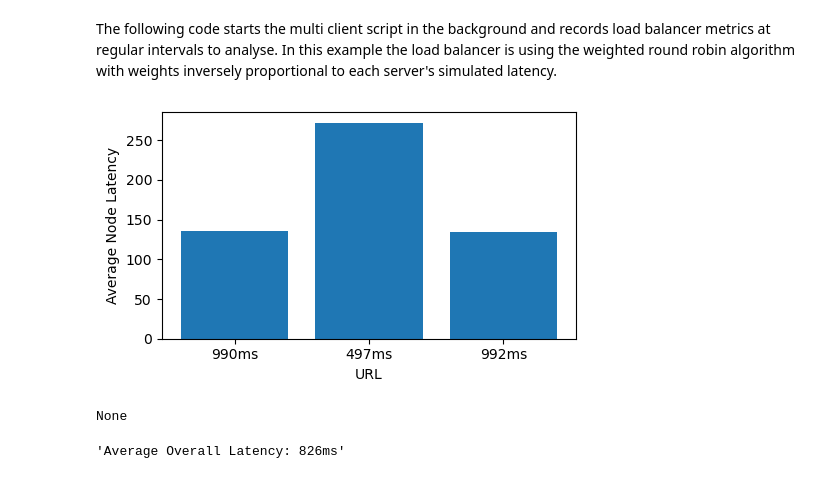
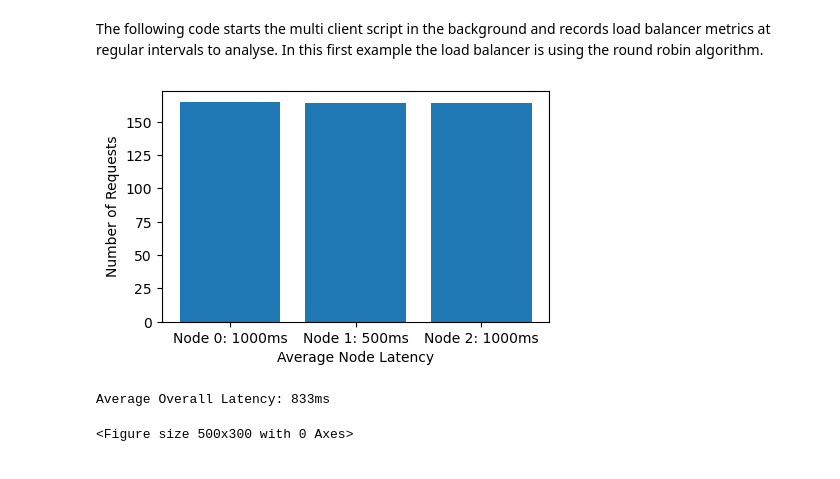
Before and after one commit to TresMichitos/custom-load-balancer, a Jupyter notebook: notebooks/metrics-analysis.ipynb, the cells around one changed output. Saved outputs shown, nothing was run; the diff lists cells and outputs as text; code cells hidden in the pictures.

Commit message:
feat: Compare weighted and non weighted round robin

```diff
--- a/notebooks/metrics-analysis.ipynb
+++ b/notebooks/metrics-analysis.ipynb
@@ -1,5 +1,5 @@
 # %% [markdown]
-The following code starts the multi client script in the background and records load balancer metrics at regular intervals to analyse. In this example the load balancer is using the weighted round robin algorithm with weights inversely proportional to each server's simulated latency.
+The following code starts the multi client script in the background and records load balancer metrics at regular intervals to analyse. In this first example the load balancer is using the round robin algorithm.
 # %%
 import collections
 import requests
@@ -12,61 +12,71 @@ import matplotlib
 import matplotlib.pyplot as plt
 
 LB_URL = "http://localhost:8080"
-REQUEST_COUNT = 1
+REQUEST_COUNT = 100
 CLIENT_COUNT = 5
 METRICS_BUFFER_MAXLEN = 30
 METRIC_INTERVAL = 5
 
-# Run multi client script in background process
-multi_client_process = subprocess.Popen(["go", "run", "../demo/multi-client/", LB_URL, str(REQUEST_COUNT), str(CLIENT_COUNT)],
-                                        stdout=sys.stdout)
-print("Multi client simulation started. See Jupyter's stdout for logs")
+# Store most recent metrics
+metrics_buffer: collections.deque
 
-# Store most recent metrics
-metrics_buffer = collections.deque(maxlen=METRICS_BUFFER_MAXLEN)
+# Setup figure and axis
+plt.rcParams["figure.figsize"] = [5, 3]
+plt.tight_layout()
+figure, axis = plt.subplots(nrows=1, ncols=1)
 
-# While multi client script process is still running
-print("Started fetching metrics at a regular interval")
-while multi_client_process.poll() is None:
+def update_metrics_buffer():
+    """Update metrics values in metrics buffer."""
 
-    # Fetch metrics
-    response = requests.get(LB_URL + "/metrics")
+    # Run multi client script in background process
+    multi_client_process = subprocess.Popen(["go", "run", "../demo/multi-client/", LB_URL, str(REQUEST_COUNT), str(CLIENT_COUNT)],
+                                            stdout=sys.stdout)
+    print("Multi client simulation started. See Jupyter's stdout for logs")
 
-    # Save metric data
-    metrics_buffer.append(response.json())
+    global metrics_buffer
+    if metrics_buffer is None:
+        metrics_buffer = collections.deque(maxlen=METRICS_BUFFER_MAXLEN)
+    else:
+        metrics_buffer.clear()
 
-    time.sleep(METRIC_INTERVAL)
+    # While multi client script process is still running
+    print("Started fetching metrics at a regular interval")
+    while multi_client_process.poll() is None:
 
-print("Multi client simulation finished")
-clear_output()
+        # Fetch metrics
+        response = requests.get(LB_URL + "/metrics")
 
+        # Save metric data
+        metrics_buffer.append(response.json())
 
-# Set width and height of figure
-plt.rcParams["figure.figsize"] = [5, 3]
+        time.sleep(METRIC_INTERVAL)
 
-figure, axis = plt.subplots(nrows=1, ncols=1)
+    print("Multi client simulation finished")
 
 def plot_request_count_bar_chart(axes: matplotlib.axes.Axes):
     """Plot request count bar chart.
 
     Args:
         axes (plt.axes.Axes): The axes object to plot to.
 
     """
-    averageNodeLatencies = [server_node_metric["averageLatency"] for server_node_metric in metrics_buffer[len(metrics_buffer) - 1]["serverNodeMetrics"]]
-    request_counts = [server_node_metric["requestCount"] for server_node_metric in metrics_buffer[len(metrics_buffer) - 1]["serverNodeMetrics"]]
+    average_node_latencies = [f"Node {i}: {server_node_metric['averageLatency']}" for i, server_node_metric in enumerate(metrics_buffer[-1]["serverNodeMetrics"])]
+    request_counts = [server_node_metric["requestCount"] for server_node_metric in metrics_buffer[-1]["serverNodeMetrics"]]
 
-    axes.set_xlabel("URL")
-    axes.set_ylabel("Average Node Latency")
-    axes.bar(averageNodeLatencies, request_counts)
+    axes.clear()
+    axes.set_xlabel("Average Node Latency")
+    axes.set_ylabel("Number of Requests")
+    axes.bar(average_node_latencies, request_counts)
 
+update_metrics_buffer()
 plot_request_count_bar_chart(axis)
 
-plt.tight_layout()
-display(plt.show())
+clear_output()
+display(figure)
+plt.close(figure)
 
-display(f"Average Overall Latency: {metrics_buffer[len(metrics_buffer) - 1]['overallLatency']}")
+print(f"Average Overall Latency: {metrics_buffer[-1]['overallLatency']}")
 # %% [output]
-[figure, old version]
+[figure, new version]
-None
+Average Overall Latency: 833ms
-'Average Overall Latency: 826ms'
+<Figure size 500x300 with 0 Axes>
```
Also changed, not shown: parts of 2 cells of this notebook.
